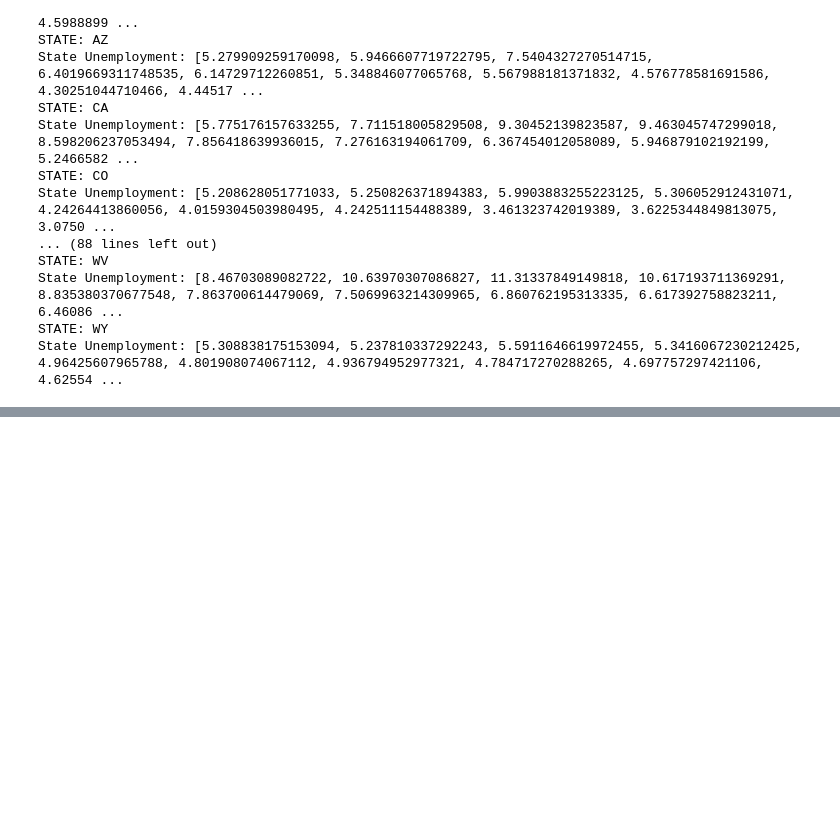
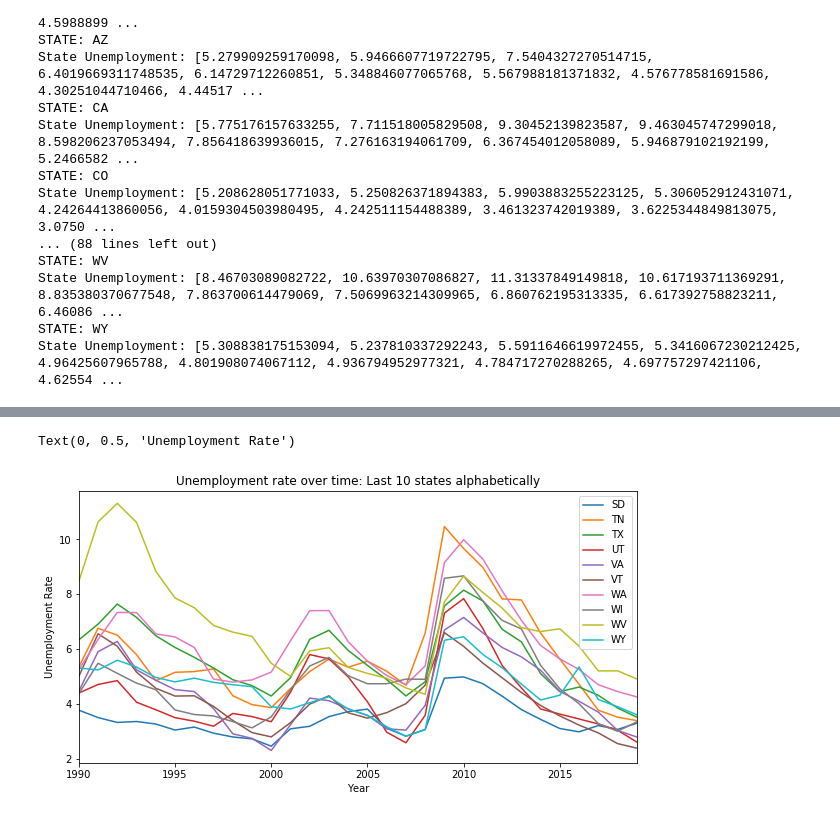
Before and after one commit to zacharyzhu2023/EmploymentData, a Jupyter notebook: Employment Data.ipynb, the cells around one changed output, grey strips where cells are left out. Saved outputs shown, nothing was run; the diff lists cells and outputs as text; code cells hidden in the pictures; blank space fills up the shorter version.

```diff
--- a/Employment Data.ipynb
+++ b/Employment Data.ipynb
@@ -306,0 +363,10 @@ STATE: WY, Average Unemployment: 4.560057662137835, Average Relative Ranking: 15
+# %%
+# Last ten states (alphabetically) plotted
+lastTenStates = plotSUETable.loc[:, listStates[-10]:listStates[-1]]
+graphLastTen = lastTenStates.plot(figsize = (10,5),
+                                  title = 'Unemployment rate over time: Last 10 states alphabetically')
+graphLastTen.set_xlabel("Year")
+graphLastTen.set_ylabel("Unemployment Rate")
+# %% [output]
+Text(0, 0.5, 'Unemployment Rate')
+[figure, added]
```
Also changed, not shown: parts of 9 cells of this notebook.
